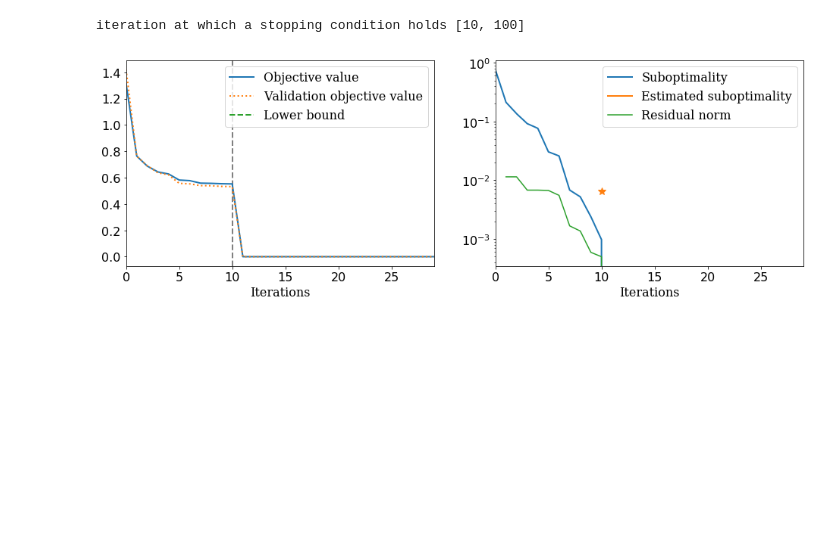
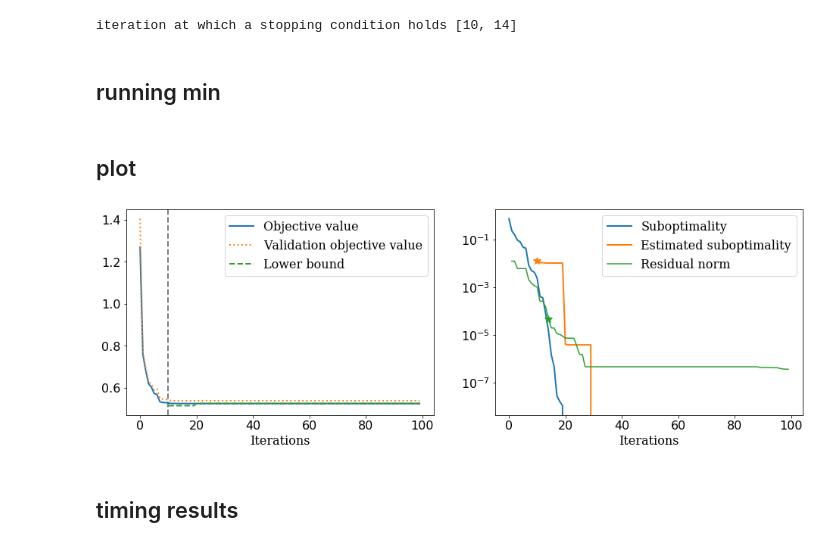
Before and after one commit to cvxgrp/osmm, a Jupyter notebook: examples/experiment/plot_cvg_each_example.ipynb, the cells around one changed output. Drawn from its saved outputs; the diff is of its cells as text; code cells hidden in the pictures; blank space fills up the shorter version.

```diff
--- a/examples/experiment/plot_cvg_each_example.ipynb
+++ b/examples/experiment/plot_cvg_each_example.ipynb
@@ -25,0 +36,4 @@ baseline_objf_opt_s = stuff["baseline_objf_opt_s"]
+# %%
+num_trials, num_algs, max_num_rounds = objfs.shape
+n, _, _ = best_xs.shape
+start_idx = 1
@@ -35,27 +46,30 @@ alg_idx = 0
 # %%
 stop_iters = [max_num_rounds] * 2
 for i in range(10, max_num_rounds):
-    if objfs[0, 0, i] < np.inf and \
-                    objfs[0, 0, i] - lower_bounds[0, 0, i] <= np.abs(objfs[0, 0, i] - objfs_validation[0, 0, i]) \
-                    + eps_gap_rel * np.abs(objfs[0, 0, i]):
+    if objfs[0, alg_idx, i] < np.inf and \
+    objfs[0, alg_idx, i] - lower_bounds[0, alg_idx, i] <= np.abs(objfs[0, alg_idx, i] - objfs_validation[0, alg_idx, i]) + eps_gap_rel * np.abs(objfs[0, alg_idx, i]):
         stop_iters[0] = min(i, stop_iters[0])
-    if ts[0, 0, i] == 1 and opt_res_norms[0, 0, i] <= n * eps_res_abs \
-                    + eps_res_rel * (q_norms[0, 0, i] + f_grad_norms[0, 0, i]):
+    if ts[0, alg_idx, i] == 1 and \
+    opt_res_norms[0, alg_idx, i] <= n * eps_res_abs + eps_res_rel * (q_norms[0, alg_idx, i] + f_grad_norms[0, alg_idx, i]):
         stop_iters[1] = min(i, stop_iters[1])
     if max(stop_iters) < max_num_rounds:
         break
 print("iteration at which a stopping condition holds", stop_iters)
 stop_iter = min(stop_iters)
 # %% [output]
-iteration at which a stopping condition holds [10, 100]
+iteration at which a stopping condition holds [10, 14]
+# %% [markdown]
+## running min
 # %%
 objfs_best = np.array(objfs)
 for i in range(1, max_num_rounds):
     objfs_best[0, 0, i] = np.min(objfs[0, 0, 0:i + 1])
-
-opt_res_norms_best = np.array(opt_res_norms)
-for i in range(res_start_idx, max_num_rounds):
-    opt_res_norms_best[0, alg_idx, i] = np.min(opt_res_norms[0, alg_idx, res_start_idx:i + 1])
+# %%
+opt_res_norms_best = np.array(opt_res_norms)
+for i in range(start_idx, max_num_rounds):
+    opt_res_norms_best[0, alg_idx, i] = np.min(opt_res_norms[0, alg_idx, start_idx:i + 1])
+# %% [markdown]
+## plot
 # %%
 linewidth = 2
 fontsize = 16
@@ -78,49 +92,45 @@ plot1.plot(np.array(rounds), objfs_best[0, alg_idx, 0:max_num_rounds], linewidth
 plot1.plot(np.array(rounds), objfs_validation[0, alg_idx, 0:max_num_rounds], ':', linewidth=linewidth,
            label="Validation objective value")
 ##l_k
-if np.max(lower_bounds[0, alg_idx, 0:max_num_rounds]) > -np.inf:
-    plot1.plot(np.array(rounds), lower_bounds[0, alg_idx, 0:max_num_rounds], '--', linewidth=linewidth,
-               label="Lower bound")
+plot1.plot(np.array(rounds), lower_bounds[0, alg_idx, 0:max_num_rounds], '--', linewidth=linewidth,
+           label="Lower bound")
 
 plot1.set_xlabel("Iterations", fontdict=font)
 plot1.legend(prop=font)
 
 #=========================================================================================================
 plot2 = fig.add_subplot(gs[0, 1])
 ##subopt
-if baseline_objf_opt_s is None:
-    objf_min = np.min(objfs[0, alg_idx, :])
-else:
-    objf_min = baseline_objf_opt_s[0, alg_idx]
 plot2.plot(np.array(rounds), objfs_best[0, alg_idx, 0:max_num_rounds] - objf_min, linewidth=linewidth,
            label="Suboptimality")
 ## gaps
 gaps = objfs_best[0, alg_idx, 0:max_num_rounds] - lower_bounds[0, alg_idx, 0:max_num_rounds]
-if np.min(gaps) < np.inf:
-    plot2.plot(rounds, gaps, linewidth=linewidth, label="Estimated suboptimality")
+plot2.plot(rounds, gaps, linewidth=linewidth, label="Estimated suboptimality")
 if stop_iters[0] < max_num_rounds:
     plot2.plot(stop_iters[0], gaps[stop_iters[0]], ' *', color='#ff7f0e', markersize=10)
 ## residual norm
-plot2.plot(rounds[res_start_idx::], opt_res_norms_best[0, 0, res_start_idx::] / n,
+plot2.plot(rounds[start_idx::], opt_res_norms_best[0, 0, start_idx::] / n,
            label="Residual norm", color='#2ca02c')
 if stop_iters[1] < max_num_rounds:
     plot2.plot(stop_iters[1], opt_res_norms_best[0, 0, stop_iters[1]] / n, ' *', color='#2ca02c', markersize=10)
 
 plot2.set_xlabel("Iterations", fontdict=font)
 plot2.set_yscale("log")
 plot2.legend(prop=font)
 
-plot_iter_lim = 29
+plot_iter_lim = None
 ylim = None
 if plot_iter_lim is not None:
     plot1.set_xlim([0, plot_iter_lim])
     plot2.set_xlim([0, plot_iter_lim])
 if ylim is not None:
     plot2.set_ylim([ylim[0], ylim[1]])
 
 # fig.savefig("vecnewsven_pnt1_cvg.pdf")
 # %% [output]
-[figure, old version]
+[figure, new version]
+# %% [markdown]
+## timing results
 # %%
 solve_time = np.sum(runtimes[0, alg_idx, 0:np.min(stop_iters) + 1])
 f_evals = np.mean(num_f_evas_line_searchs[0, alg_idx, 1:np.min(stop_iters) + 1], axis=0)
```
Also changed, not shown: parts of 9 cells of this notebook, 6 other files.
